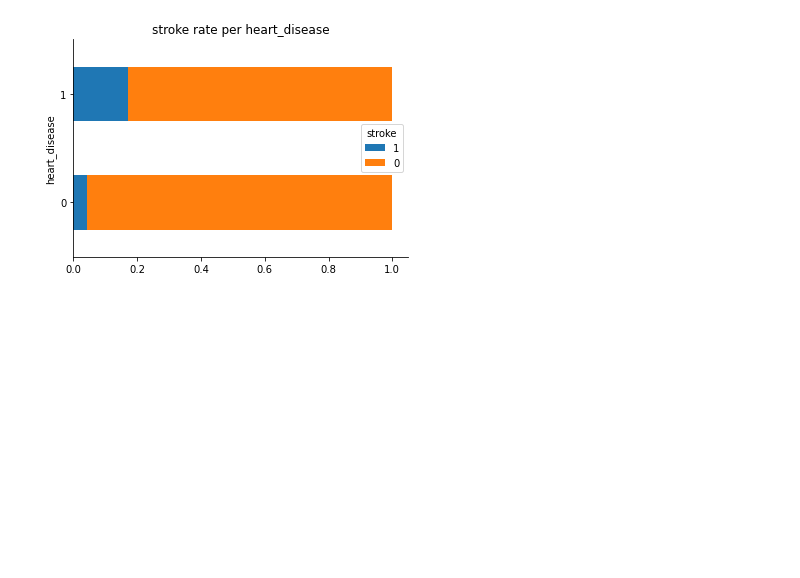
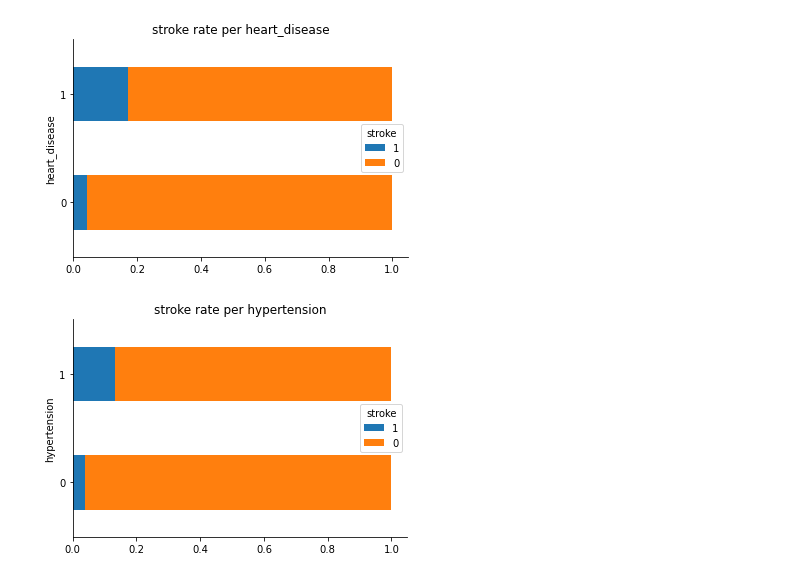
Before and after one commit to MaSOouD69/Capstone-Repo-Bootcamp-Project, a Jupyter notebook: capstone_Masoud_Arefi.ipynb, the cells around one changed output. Cells and saved outputs as stored; diff of their text form; code cells hidden in the pictures; blank space fills up the shorter version.

```diff
--- a/capstone_Masoud_Arefi.ipynb
+++ b/capstone_Masoud_Arefi.ipynb
@@ -431,9 +431,11 @@ plt.show()
 [figure]
 # %%
 #visualization with numeric data type ()
-rate_data = df.groupby(['heart_disease','stroke'])['stroke'].count() / df.groupby('heart_disease')['stroke'].count()
+rate_data = df.groupby(['hypertension','stroke'])['stroke'].count() / df.groupby('hypertension')['stroke'].count()
 
 rate_data.unstack()[[1,0]].sort_values(1).plot(kind='barh',stacked=True)
-plt.title(f"stroke rate per heart_disease")
+plt.title(f"stroke rate per hypertension")
 sns.despine()
 plt.show()
+# %% [output]
+[figure, added]
```
